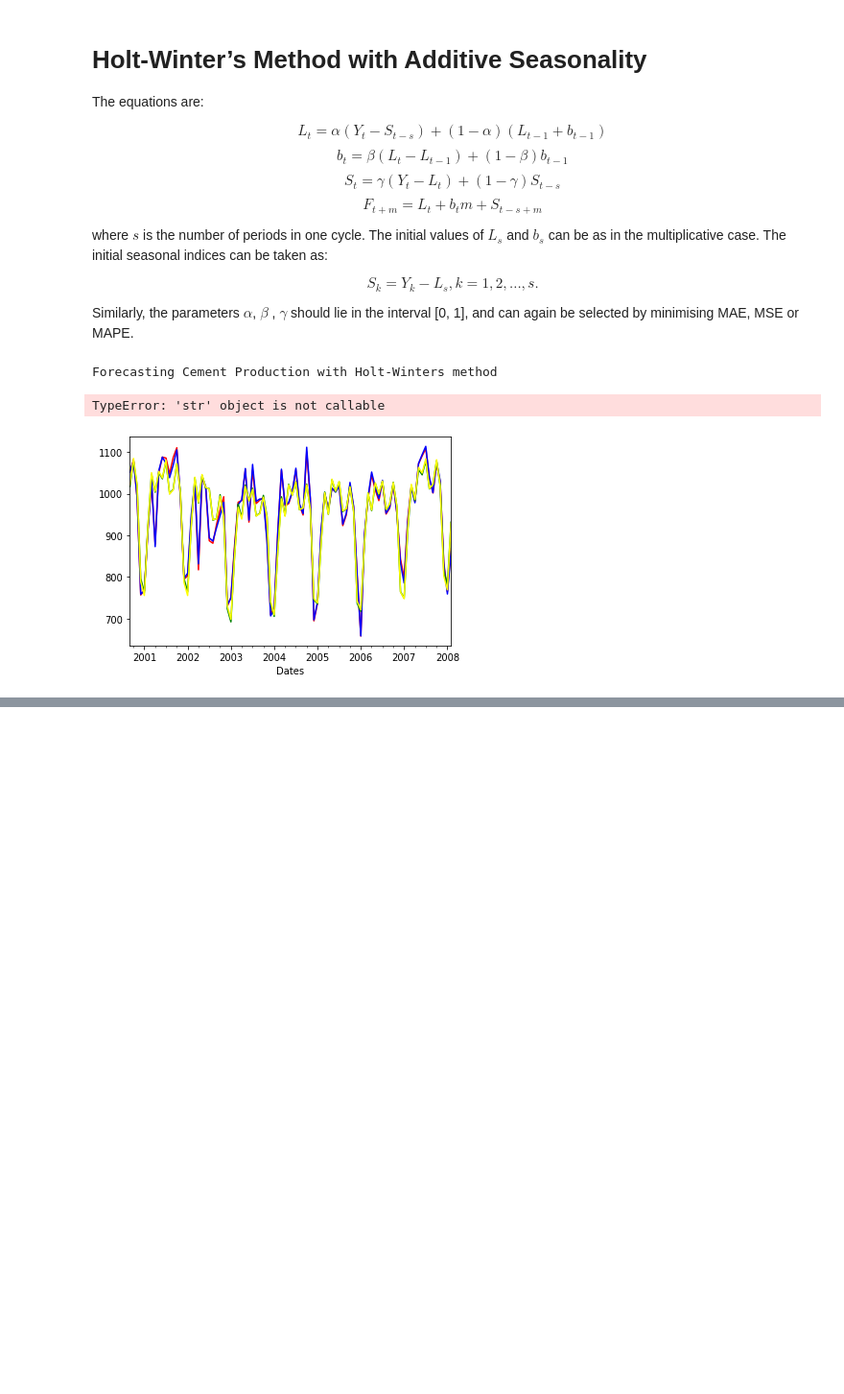
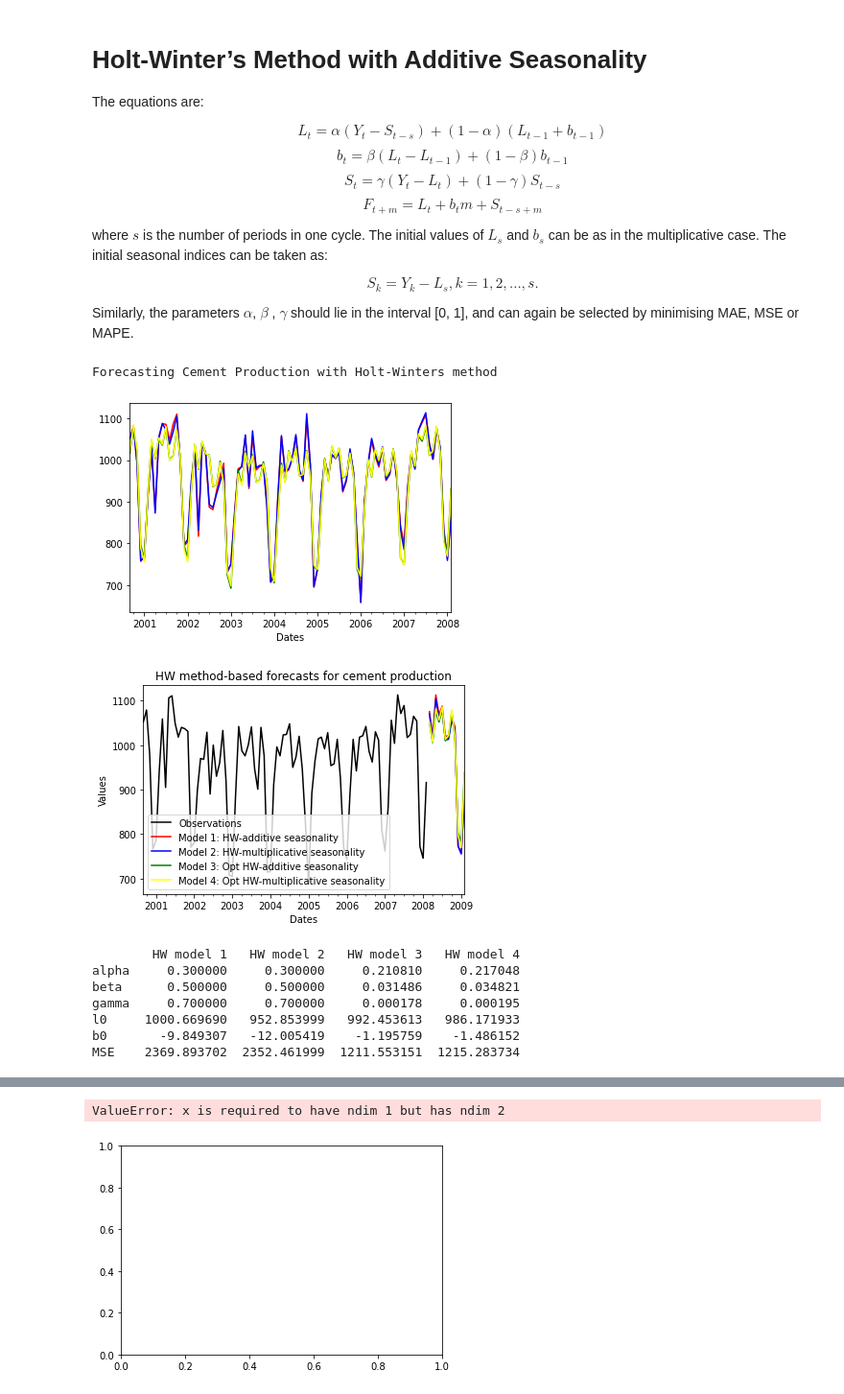
Before and after one commit to shahidzk1/Numerical_analysis, a Jupyter notebook: week9/Week9.ipynb, the cells around one changed output, grey strips where cells are left out. Shown at 96% size. Cells and saved outputs as stored; diff of their text form; code cells hidden in the pictures; blank space fills up the shorter version.

```diff
--- a/week9/Week9.ipynb
+++ b/week9/Week9.ipynb
@@ -419,12 +422,15 @@ $$S_k = Y_k − L_s , k = 1, 2, ..., s.$$
 
 Similarly, the parameters $\alpha$, $\beta$ , $\gamma$ should lie in the interval [0, 1], and can again be selected by minimising MAE, MSE or MAPE.
 # %%
+
 from pandas import read_excel
 import pandas as pd
 from statsmodels.tsa.api import ExponentialSmoothing
 from matplotlib import pyplot
 series = read_excel('CementProduction.xls', sheet_name='Data', header=0,
               index_col=0, parse_dates=True)
+series.index.freq = 'MS'
+
 
 # ===================================
 # Holt-Winter method in different scenarios #
@@ -433,7 +439,7 @@ series = read_excel('CementProduction.xls', sheet_name='Data', header=0,
 # Model 1: Holt-Winter method with additive trend and seasonality
 # Here, alpha = 0.3, beta=0.5, gamma=0.7
 # ===================================
-fit1 = ExponentialSmoothing(series, seasonal_periods=12, trend='add', seasonal='add').fit(smoothing_level = 0.3, smoothing_slope=0.5,  smoothing_seasonal=0.7)
+fit1 = ExponentialSmoothing(series, seasonal_periods=12, trend='add', seasonal='add').fit(smoothing_level = 0.3, smoothing_trend=0.5,  smoothing_seasonal=0.7)
 fit1.fittedvalues.plot(color='red')
 
 # ===================================
@@ -442,7 +448,7 @@ fit1.fittedvalues.plot(color='red')
 # ===================================
 
 # Shahid: do the multiplicative one
-fit2 = ExponentialSmoothing(series, seasonal_periods=12, trend='add', seasonal='mul').fit(smoothing_level = 0.3, smoothing_slope=0.5,  smoothing_seasonal=0.7)
+fit2 = ExponentialSmoothing(series, seasonal_periods=12, trend='add', seasonal='mul').fit(smoothing_level = 0.3, smoothing_trend=0.5,  smoothing_seasonal=0.7)
 fit2.fittedvalues.plot(color='blue')
 
 # ===================================
@@ -463,7 +469,8 @@ print("Forecasting Cement Production with Holt-Winters method")
 #=====================================
 # Time and forecast plots
 #=====================================
-series.rename('Time plot of original series').plot(color='black', legend=True)
+#series.rename('Time plot of original series')
+series.plot(color='black',label = 'Time plot of original series', legend=True)
 fit1.forecast(12).rename('Model 1: HW-additive seasonality').plot(color='red', legend=True)
 fit2.forecast(12).rename('Model 2: HW-multiplicative seasonality').plot(color='blue', legend=True)
 fit3.forecast(12).rename('Model 3: Opt HW-additive seasonality').plot(color='green', legend=True)
@@ -487,37 +494,49 @@ MSE4=mean_squared_error(fit4.fittedvalues, series)
 # Printing the paramters and errors for each scenario
 #=====================================
 results=pd.DataFrame(index=[r"alpha", r"beta", r"gamma", r"l0", "b0", "MSE"])
-params = ['smoothing_level', 'smoothing_slope', 'smoothing_seasonal', 'initial_level', 'initial_slope']
+params = ['smoothing_level', 'smoothing_trend', 'smoothing_seasonal', 'initial_level', 'initial_trend']
 results["HW model 1"] = [fit1.params[p] for p in params] + [MSE1]
 results["HW model 2"] = [fit2.params[p] for p in params] + [MSE2]
 results["HW model 3"] = [fit3.params[p] for p in params] + [MSE3]
 results["HW model 4"] = [fit4.params[p] for p in params] + [MSE4]
 print(results)
 
 #=====================================
 # Evaluating and plotting the residual series for each scenario
 #=====================================
 residuals1= fit1.fittedvalues - series
 residuals2= fit2.fittedvalues - series
 residuals3= fit3.fittedvalues - series
 residuals4= fit4.fittedvalues - series
-residuals1.rename('residual plot for model 1').plot(color='red', legend=True)
-residuals2.rename('residual plot for model 2').plot(color='blue', legend=True)
-residuals3.rename('residual plot for model 3').plot(color='green', legend=True)
-residuals4.rename('residual plot for model 4').plot(color='yellow', legend=True)
+#residuals1.rename('residual plot for model 1').plot(color='red', legend=True)
+residuals1.plot(color='red', label="residual plot for model 1'", legend=True)
+#residuals2.rename('residual plot for model 2').plot(color='blue', legend=True)
+residuals2.plot(color='blue', label='residual plot for model 2', legend=True)
+#residuals3.rename('residual plot for model 3').plot(color='green', legend=True)
+#residuals4.rename('residual plot for model 4').plot(color='yellow', legend=True)
+residuals3.plot(color='green', label='residual plot for model 3', legend=True)
+residuals4.plot(color='yellow', label='residual plot for model 4', legend=True)
+
 pyplot.title('Residual plots for models 1-4')
 pyplot.show()
 
 #=====================================
 # ACF plots of the residual series for each scenario
 #=====================================
 from statsmodels.graphics.tsaplots import plot_acf
 plot_acf(residuals1, title='Residual ACF for model 1', lags=50)
 plot_acf(residuals2, title='Residual ACF for model 2', lags=50)
 plot_acf(residuals3, title='Residual ACF for model 3', lags=50)
 plot_acf(residuals4, title='Residual ACF for model 4', lags=50)
 pyplot.show()
 # %% [output]
 Forecasting Cement Production with Holt-Winters method
+[figure]
+[figure, added]
-TypeError: 'str' object is not callable
+        HW model 1   HW model 2   HW model 3   HW model 4
+alpha     0.300000     0.300000     0.210810     0.217048
+beta      0.500000     0.500000     0.031486     0.034821
+gamma     0.700000     0.700000     0.000178     0.000195
+l0     1000.669690   952.853999   992.453613   986.171933
+b0       -9.849307   -12.005419    -1.195759    -1.486152
+MSE    2369.893702  2352.461999  1211.553151  1215.283734
-[figure]
@@ -524 +547,3 @@ TypeError: 'str' object is not callable
+ValueError: x is required to have ndim 1 but has ndim 2
+[figure, added]
 # %%
```
Also changed, not shown: parts of 7 cells of this notebook.
